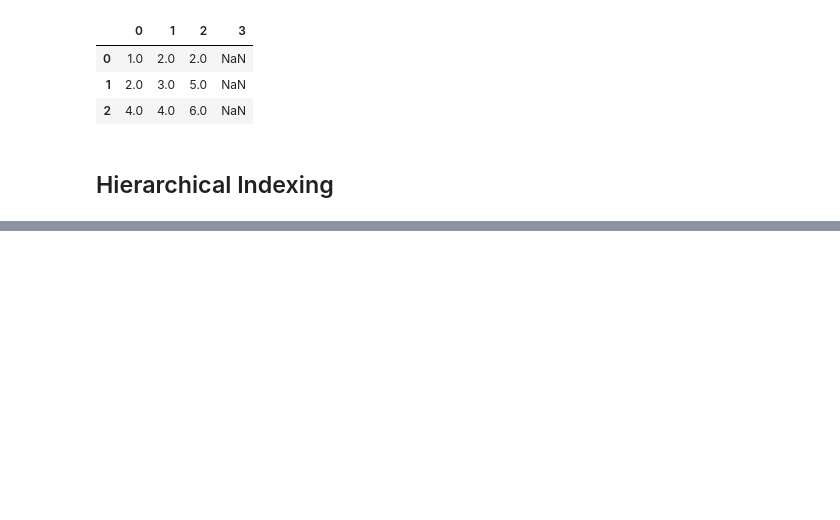
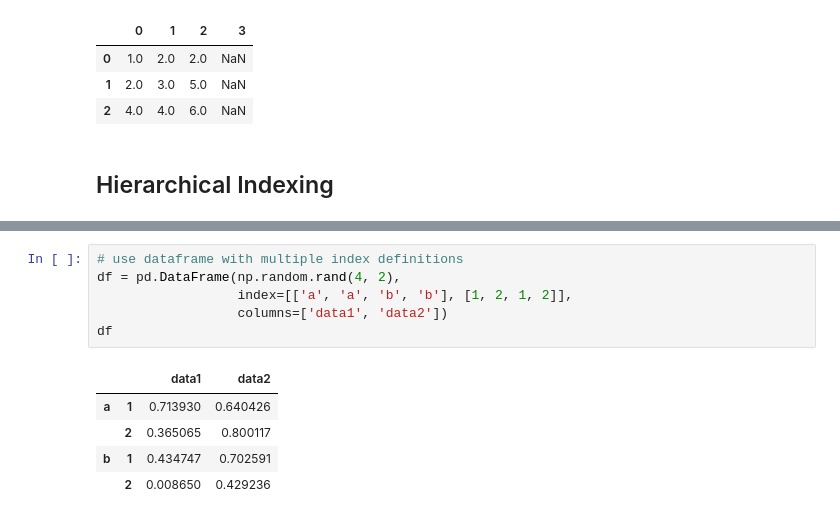
Before and after one commit to jwmathis/SSE591_Project3, a Jupyter notebook: Pandas_Notes.ipynb, the cells around one changed output, grey strips where cells are left out. Saved outputs shown, nothing was run; the diff lists cells and outputs as text; blank space fills up the shorter version.

```diff
--- a/Pandas_Notes.ipynb
+++ b/Pandas_Notes.ipynb
@@ -422,0 +513,12 @@ df.bfill(axis=1)
+# %%
+# use dataframe with multiple index definitions
+df = pd.DataFrame(np.random.rand(4, 2),
+                  index=[['a', 'a', 'b', 'b'], [1, 2, 1, 2]],
+                  columns=['data1', 'data2'])
+df
+# %% [output]
+|  |  | data1 | data2 |
+| a | 1 | 0.713930 | 0.640426 |
+|  | 2 | 0.365065 | 0.800117 |
+| b | 1 | 0.434747 | 0.702591 |
+|  | 2 | 0.008650 | 0.429236 |
```
Also changed, not shown: parts of 13 cells of this notebook.
